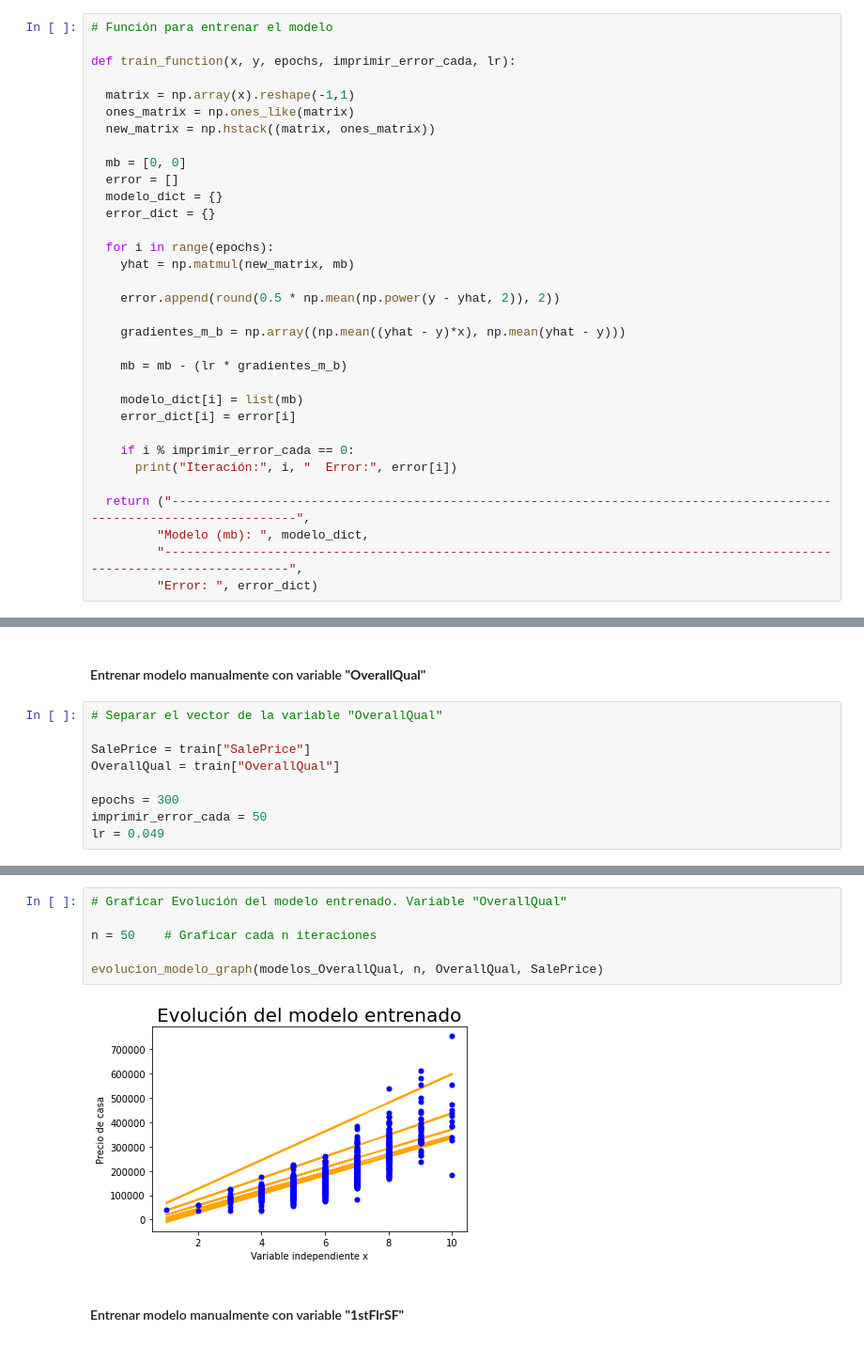
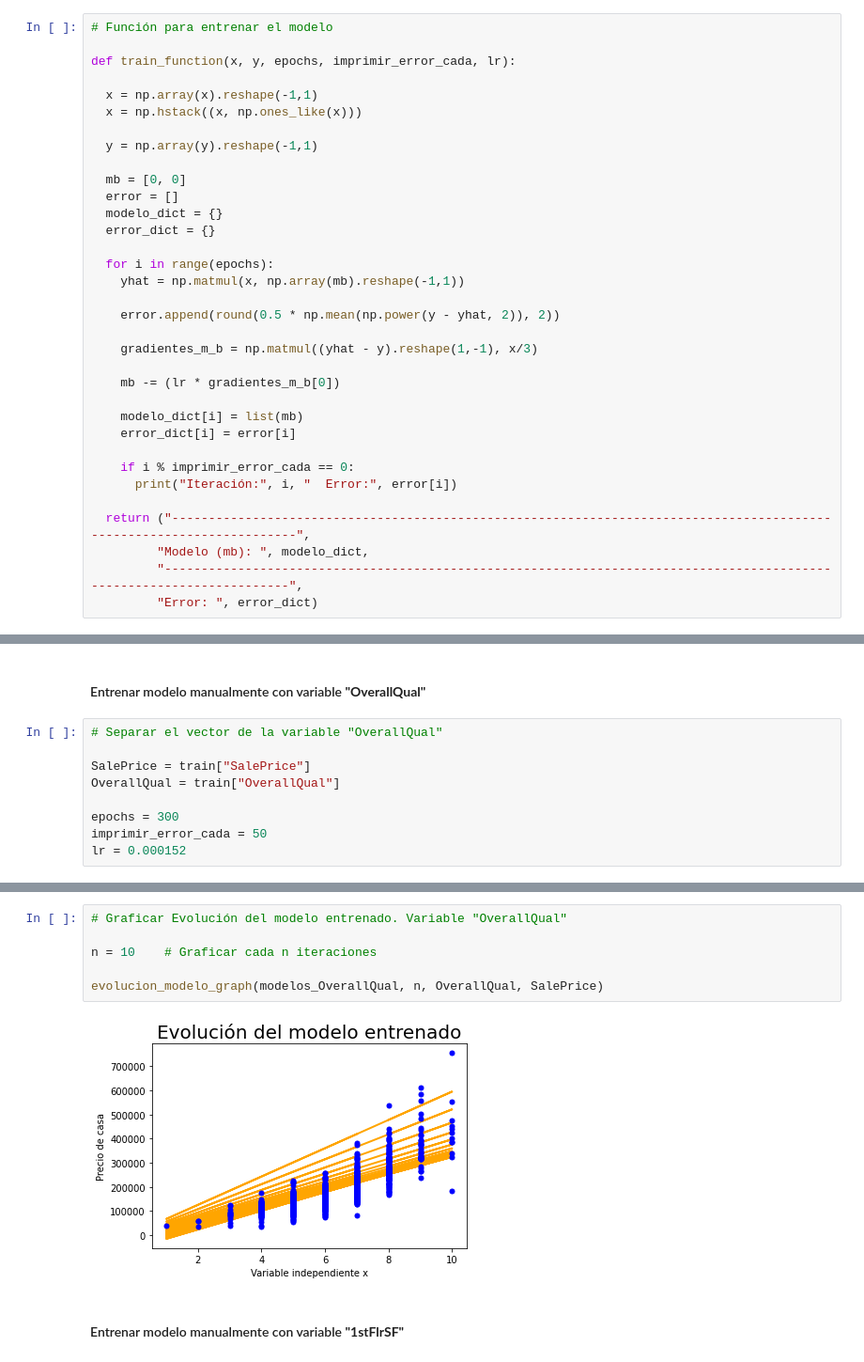
Before and after one commit to navas604/Ciencia-de-Datos-en-Python, a Jupyter notebook: Proyecto.ipynb, the cells around one changed output, grey strips where cells are left out. Shown: that part at 94% size. Cells and saved outputs as stored; diff of their text form.

```diff
--- a/Proyecto.ipynb
+++ b/Proyecto.ipynb
@@ -326,9 +326,10 @@ Las 2 variables con mayor potencial predictivo (que presentan mayor correlación
 
 def train_function(x, y, epochs, imprimir_error_cada, lr):
 
-  matrix = np.array(x).reshape(-1,1)
-  ones_matrix = np.ones_like(matrix)
-  new_matrix = np.hstack((matrix, ones_matrix))
+  x = np.array(x).reshape(-1,1)
+  x = np.hstack((x, np.ones_like(x)))
+
+  y = np.array(y).reshape(-1,1)
 
   mb = [0, 0]
   error = []
@@ -336,13 +337,13 @@ def train_function(x, y, epochs, imprimir_error_cada, lr):
   error_dict = {}
 
   for i in range(epochs):
-    yhat = np.matmul(new_matrix, mb)
+    yhat = np.matmul(x, np.array(mb).reshape(-1,1))
 
     error.append(round(0.5 * np.mean(np.power(y - yhat, 2)), 2))
 
-    gradientes_m_b = np.array((np.mean((yhat - y)*x), np.mean(yhat - y)))
+    gradientes_m_b = np.matmul((yhat - y).reshape(1,-1), x/3)
 
-    mb = mb - (lr * gradientes_m_b)
+    mb -= (lr * gradientes_m_b[0])
 
     modelo_dict[i] = list(mb)
     error_dict[i] = error[i]
@@ -463,7 +464,7 @@ OverallQual = train["OverallQual"]
 
 epochs = 300
 imprimir_error_cada = 50
-lr = 0.049
+lr = 0.000152
 # %%
 # Entrenar el modelo manualmente con la variable "OverallQual"
 
@@ -505,11 +506,11 @@ error_por_iteracion_graph(errores_OverallQual)
 # %%
 # Graficar Evolución del modelo entrenado. Variable "OverallQual"
 
-n = 50    # Graficar cada n iteraciones
+n = 10    # Graficar cada n iteraciones
 
 evolucion_modelo_graph(modelos_OverallQual, n, OverallQual, SalePrice)
 # %% [output]
-[figure, old version]
+[figure, new version]
 # %% [markdown]
 #### Entrenar modelo manualmente con variable **"1stFlrSF"**
 # %%
```
Also changed, not shown: parts of 14 cells of this notebook.
